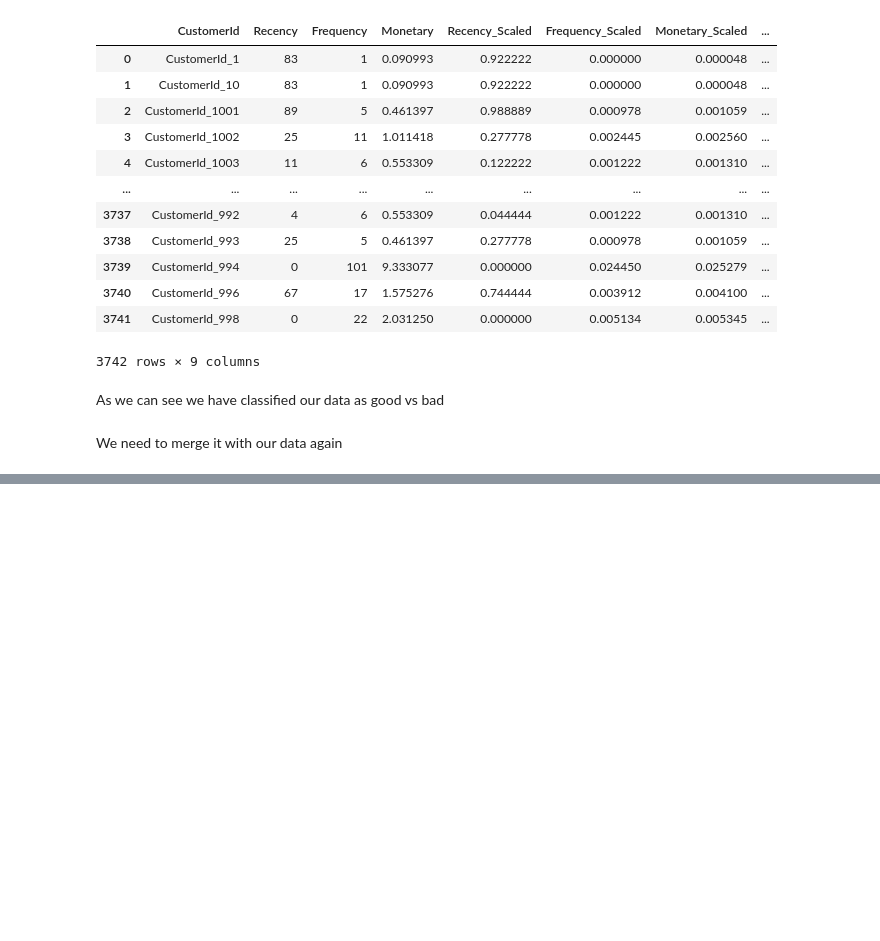
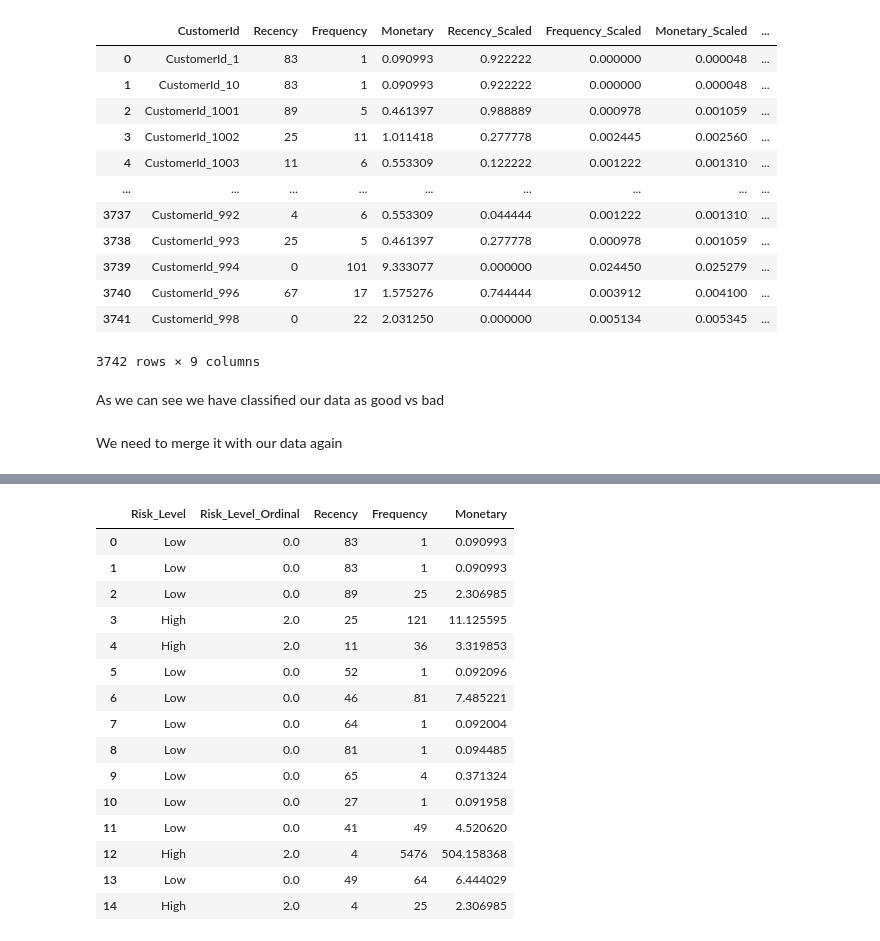
Before and after one commit to basleal22/kaim-week-6, a Jupyter notebook: notebooks/Default_estimator.ipynb, the cells around one changed output, grey strips where cells are left out. Drawn from its saved outputs; the diff is of its cells as text; code cells hidden in the pictures; blank space fills up the shorter version.

```diff
--- a/notebooks/Default_estimator.ipynb
+++ b/notebooks/Default_estimator.ipynb
@@ -100,7 +100,7 @@ As we can see we have classified our data as good vs bad
 # %% [markdown]
 We need to merge it with our data again
 # %%
-data = data.merge(rfms[['CustomerId', 'Classification']], on='CustomerId', how='left')
+data = data.merge(rfms[['CustomerId', 'Recency', 'Frequency', 'Monetary', 'Classification']], on='CustomerId', how='left')
 data
 # %% [output]
 |  | Unnamed: 0 | TransactionId | BatchId | AccountId | SubscriptionId | CustomerId | ProviderId | ProductId | ... |
@@ -137,0 +153,6 @@ data.to_csv('data_with_rfms.csv')
+# %%
+aggregated_data = data.groupby('CustomerId').agg({
+    'Recency': 'min',  # Most recent transaction
+    'Frequency': 'sum',  # Total number of transactions
+    'Monetary': 'sum'   # Total spending
+}).reset_index()
@@ -137,0 +175,25 @@ data.to_csv('data_with_rfms.csv')
+# %%
+from scripts.default_estimator import classify_risk_level,woe_binning
+from sklearn.preprocessing import OrdinalEncoder
+# Apply the classification function to create the 'Risk_Level' column
+aggregated_data['Risk_Level'] = aggregated_data.apply(classify_risk_level, axis=1)
+encoder = OrdinalEncoder(categories=[['Low', 'Medium', 'High']])
+aggregated_data['Risk_Level_Ordinal'] = encoder.fit_transform(aggregated_data[['Risk_Level']])
+aggregated_data.head(15)[['Risk_Level','Risk_Level_Ordinal','Recency','Frequency','Monetary']]
+# %% [output]
+|  | Risk_Level | Risk_Level_Ordinal | Recency | Frequency | Monetary |
+| 0 | Low | 0.0 | 83 | 1 | 0.090993 |
+| 1 | Low | 0.0 | 83 | 1 | 0.090993 |
+| 2 | Low | 0.0 | 89 | 25 | 2.306985 |
+| 3 | High | 2.0 | 25 | 121 | 11.125595 |
+| 4 | High | 2.0 | 11 | 36 | 3.319853 |
+| 5 | Low | 0.0 | 52 | 1 | 0.092096 |
+| 6 | Low | 0.0 | 46 | 81 | 7.485221 |
+| 7 | Low | 0.0 | 64 | 1 | 0.092004 |
+| 8 | Low | 0.0 | 81 | 1 | 0.094485 |
+| 9 | Low | 0.0 | 65 | 4 | 0.371324 |
+| 10 | Low | 0.0 | 27 | 1 | 0.091958 |
+| 11 | Low | 0.0 | 41 | 49 | 4.520620 |
+| 12 | High | 2.0 | 4 | 5476 | 504.158368 |
+| 13 | Low | 0.0 | 49 | 64 | 6.444029 |
+| 14 | High | 2.0 | 4 | 25 | 2.306985 |
```
Also changed, not shown: parts of 19 cells of this notebook.
